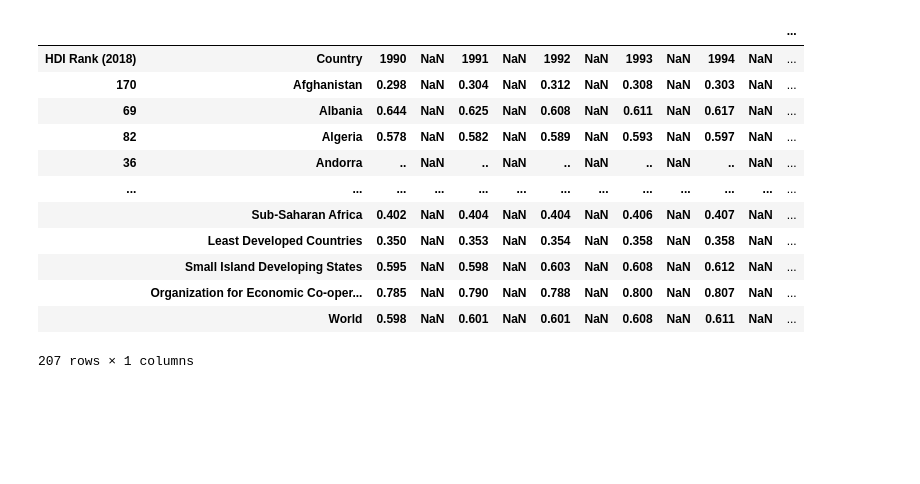
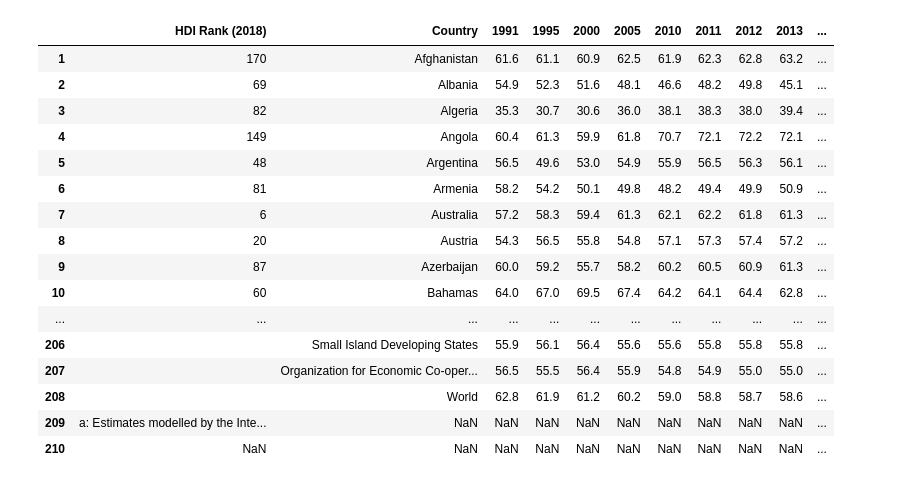
Before and after one commit to cxcollins/OMIS114_final, a Jupyter notebook: OMIS114 Final Notebook.ipynb, the cells around one changed output. Drawn from its saved outputs; the diff is of its cells as text; code cells hidden in the pictures; blank space fills up the shorter version.

```diff
--- a/OMIS114 Final Notebook.ipynb
+++ b/OMIS114 Final Notebook.ipynb
@@ -1,5 +1,6 @@
 # %%
 import pandas as pd
+pd.set_option('display.max_rows', None, 'display.max_columns', None)
 # %%
 happiness_report=pd.read_excel('WHR20_DataForFigure2.1.xls')
 hdi=pd.read_csv('Human Development Index (HDI).csv')
@@ -18,19 +19,3 @@ skilled_labor=pd.read_csv('Skilled labour force (% of labour force).csv')
 employment=pd.read_csv('Employment to population ratio (% ages 15 and older).csv')
 # %%
 hief_data=hief_data.loc[hief_data['Year']==2013]
-# %%
-hdi.iloc[:-1]
-# %% [output]
-|  |  |  |  |  |  |  |  |  |  |  |  | ... |
-| HDI Rank (2018) | Country | 1990 | NaN | 1991 | NaN | 1992 | NaN | 1993 | NaN | 1994 | NaN | ... |
-| 170 | Afghanistan | 0.298 | NaN | 0.304 | NaN | 0.312 | NaN | 0.308 | NaN | 0.303 | NaN | ... |
-| 69 | Albania | 0.644 | NaN | 0.625 | NaN | 0.608 | NaN | 0.611 | NaN | 0.617 | NaN | ... |
-| 82 | Algeria | 0.578 | NaN | 0.582 | NaN | 0.589 | NaN | 0.593 | NaN | 0.597 | NaN | ... |
-| 36 | Andorra | .. | NaN | .. | NaN | .. | NaN | .. | NaN | .. | NaN | ... |
-| ... | ... | ... | ... | ... | ... | ... | ... | ... | ... | ... | ... | ... |
-|  | Sub-Saharan Africa | 0.402 | NaN | 0.404 | NaN | 0.404 | NaN | 0.406 | NaN | 0.407 | NaN | ... |
-|  | Least Developed Countries | 0.350 | NaN | 0.353 | NaN | 0.354 | NaN | 0.358 | NaN | 0.358 | NaN | ... |
-|  | Small Island Developing States | 0.595 | NaN | 0.598 | NaN | 0.603 | NaN | 0.608 | NaN | 0.612 | NaN | ... |
-|  | Organization for Economic Co-oper... | 0.785 | NaN | 0.790 | NaN | 0.788 | NaN | 0.800 | NaN | 0.807 | NaN | ... |
-|  | World | 0.598 | NaN | 0.601 | NaN | 0.601 | NaN | 0.608 | NaN | 0.611 | NaN | ... |
-207 rows × 1 columns
@@ -36,0 +47,32 @@ hdi.iloc[:-1]
+# %%
+schooling_years=schooling_years.loc[:, schooling_years.columns.notnull()]
+exports_imports=exports_imports.loc[:, exports_imports.columns.notnull()]
+gender_development=gender_development.loc[:, gender_development.columns.notnull()]
+gni_per_capita=gni_per_capita.loc[:, gni_per_capita.columns.notnull()]
+homicide_rate=homicide_rate.loc[:, homicide_rate.columns.notnull()]
+inequality=inequality.loc[:, inequality.columns.notnull()]
+internet_users=internet_users.loc[:, internet_users.columns.notnull()]
+life_exp=life_exp.loc[:, life_exp.columns.notnull()]
+population=population.loc[:, population.columns.notnull()]
+skilled_labor=skilled_labor.loc[:, skilled_labor.columns.notnull()]
+employment=employment.loc[:, employment.columns.notnull()]
+# %%
+employment#.loc[employment['2013']!='..']
+# %% [output]
+|  | HDI Rank (2018) | Country | 1991 | 1995 | 2000 | 2005 | 2010 | 2011 | 2012 | 2013 | ... |
+| 1 | 170 | Afghanistan | 61.6 | 61.1 | 60.9 | 62.5 | 61.9 | 62.3 | 62.8 | 63.2 | ... |
+| 2 | 69 | Albania | 54.9 | 52.3 | 51.6 | 48.1 | 46.6 | 48.2 | 49.8 | 45.1 | ... |
+| 3 | 82 | Algeria | 35.3 | 30.7 | 30.6 | 36.0 | 38.1 | 38.3 | 38.0 | 39.4 | ... |
+| 4 | 149 | Angola | 60.4 | 61.3 | 59.9 | 61.8 | 70.7 | 72.1 | 72.2 | 72.1 | ... |
+| 5 | 48 | Argentina | 56.5 | 49.6 | 53.0 | 54.9 | 55.9 | 56.5 | 56.3 | 56.1 | ... |
+| 6 | 81 | Armenia | 58.2 | 54.2 | 50.1 | 49.8 | 48.2 | 49.4 | 49.9 | 50.9 | ... |
+| 7 | 6 | Australia | 57.2 | 58.3 | 59.4 | 61.3 | 62.1 | 62.2 | 61.8 | 61.3 | ... |
+| 8 | 20 | Austria | 54.3 | 56.5 | 55.8 | 54.8 | 57.1 | 57.3 | 57.4 | 57.2 | ... |
+| 9 | 87 | Azerbaijan | 60.0 | 59.2 | 55.7 | 58.2 | 60.2 | 60.5 | 60.9 | 61.3 | ... |
+| 10 | 60 | Bahamas | 64.0 | 67.0 | 69.5 | 67.4 | 64.2 | 64.1 | 64.4 | 62.8 | ... |
+| ... | ... | ... | ... | ... | ... | ... | ... | ... | ... | ... | ... |
+| 206 |  | Small Island Developing States | 55.9 | 56.1 | 56.4 | 55.6 | 55.6 | 55.8 | 55.8 | 55.8 | ... |
+| 207 |  | Organization for Economic Co-oper... | 56.5 | 55.5 | 56.4 | 55.9 | 54.8 | 54.9 | 55.0 | 55.0 | ... |
+| 208 |  | World | 62.8 | 61.9 | 61.2 | 60.2 | 59.0 | 58.8 | 58.7 | 58.6 | ... |
+| 209 | a: Estimates modelled by the Inte... | NaN | NaN | NaN | NaN | NaN | NaN | NaN | NaN | NaN | ... |
+| 210 | NaN | NaN | NaN | NaN | NaN | NaN | NaN | NaN | NaN | NaN | ... |
```
Also changed, not shown: parts of 3 cells of this notebook.
